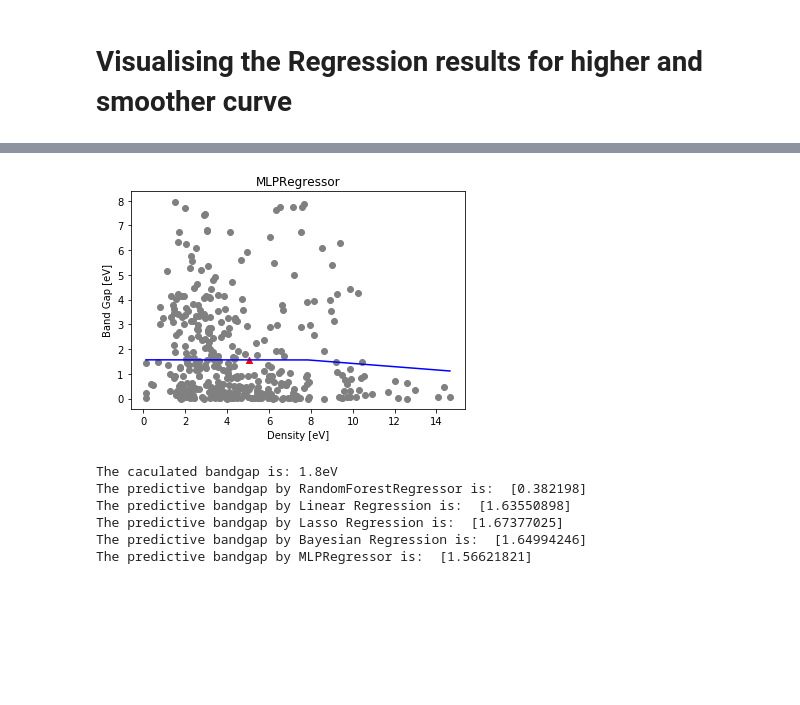
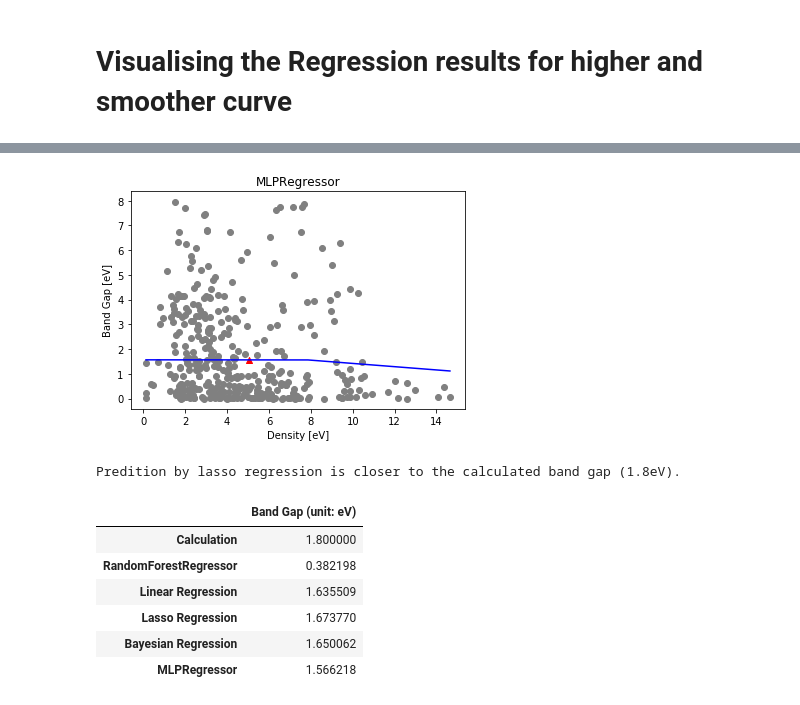
Before and after one commit to Jason-HYCheng/2020_Materials_ML, a Jupyter notebook: HW3/mpp.ipynb, the cells around one changed output, grey strips where cells are left out. Drawn from its saved outputs; the diff is of its cells as text; code cells hidden in the pictures; blank space fills up the shorter version.

```diff
--- a/HW3/mpp.ipynb
+++ b/HW3/mpp.ipynb
@@ -175,31 +176,34 @@ plt.show()
 # %%
 from sklearn.neural_network import MLPRegressor
 mlpr =  MLPRegressor(hidden_layer_sizes=(5, 3), activation='relu', solver='adam', alpha=0.0001, batch_size='auto', learning_rate_init=0.001, max_iter=10000, random_state=497)
 mlpr.fit(X_train, y_train)
-y_pred = mlpr.predict(test)
+mlpr_pred = mlpr.predict(test)
 #print("The predictive bandgap by MLPRegressor is: ",y_pred)
 X_grid = np.arange(min(X_train), max(X_train), 0.01)
 X_grid = X_grid.reshape(len(X_grid), 1)
 plt.scatter(X_train, y_train, color = 'gray')
 plt.plot(X_grid, mlpr.predict(X_grid), color='blue')
 plt.title('MLPRegressor')
 plt.xlabel('Density [eV]')
 plt.ylabel('Band Gap [eV]')
-plt.scatter(test, y_pred, marker='^', color='red')
+plt.scatter(test, mlpr_pred, marker='^', color='red')
 plt.show()
 # %% [output]
-[figure, old version]
+[figure, new version]
-# %%
-print("The caculated bandgap is: 1.8eV", )
-print("The predictive bandgap by RandomForestRegressor is: ", regressor.predict(test))
-print("The predictive bandgap by Linear Regression is: ", lr.predict(test))
-print("The predictive bandgap by Lasso Regression is: ", lasso.predict(test))
-print("The predictive bandgap by Bayesian Regression is: ", rr.predict(test))
-print("The predictive bandgap by MLPRegressor is: ", mlpr.predict(test))
-# %% [output]
-The caculated bandgap is: 1.8eV
-The predictive bandgap by RandomForestRegressor is:  [0.382198]
-The predictive bandgap by Linear Regression is:  [1.63550898]
-The predictive bandgap by Lasso Regression is:  [1.67377025]
-The predictive bandgap by Bayesian Regression is:  [1.64994246]
-The predictive bandgap by MLPRegressor is:  [1.56621821]
+# %%
+# 整理 bandgap資料
+M1 = [1.8, float(regressor_pred), float(lr_pred), float(lasso_pred), float(rr_pred), float(mlpr_pred)]
+dic = {"Band Gap (unit: eV)":M1}
+id = ["Calculation", "RandomForestRegressor","Linear Regression","Lasso Regression","Bayesian Regression","MLPRegressor"]
+chart_result = pd.DataFrame(dic, index=id)
+print("Predition by lasso regression is closer to the calculated band gap (1.8eV).")
+chart_result
+# %% [output]
+Predition by lasso regression is closer to the calculated band gap (1.8eV).
+|  | Band Gap (unit: eV) |
+| Calculation | 1.800000 |
+| RandomForestRegressor | 0.382198 |
+| Linear Regression | 1.635509 |
+| Lasso Regression | 1.673770 |
+| Bayesian Regression | 1.650062 |
+| MLPRegressor | 1.566218 |
```
Also changed, not shown: parts of 13 cells of this notebook, 14 other files.
